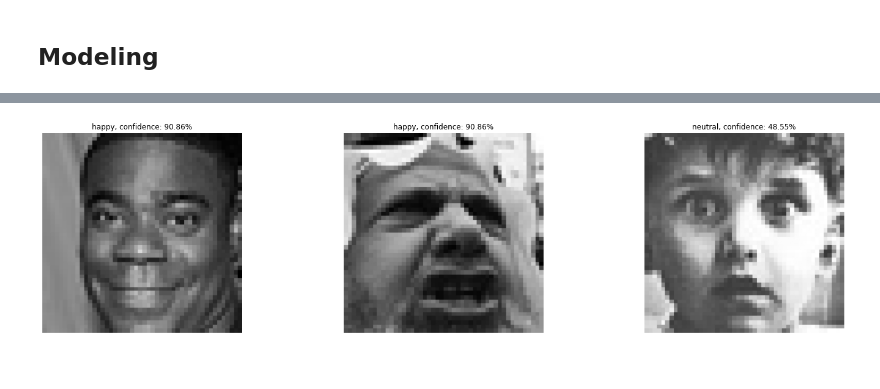
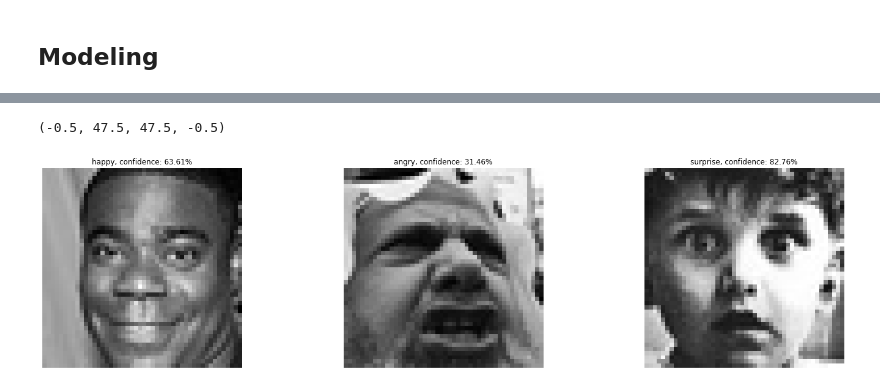
Before and after one commit to Penzragon/Plant-Diseases-Detection, a Jupyter notebook: emotion2_script.ipynb, the cells around one changed output, grey strips where cells are left out. Saved outputs shown, nothing was run; the diff lists cells and outputs as text; code cells hidden in the pictures.

```diff
--- a/emotion2_script.ipynb
+++ b/emotion2_script.ipynb
@@ -116,12 +141,18 @@ plt.show()
 # %%
-img1 = tf.keras.preprocessing.image.load_img('PrivateTest_95094.jpg', target_size=(224, 224))
+img1 = tf.keras.preprocessing.image.load_img('PrivateTest_95094.jpg', target_size=(48, 48))
 img1 = tf.keras.preprocessing.image.img_to_array(img1) / 255.
+img1 = tf.image.rgb_to_grayscale(img1)
 img1_pred = np.expand_dims(img1, axis=0)
+img1_pred = model.predict(img1_pred)
 
-img2 = tf.keras.preprocessing.image.load_img('PrivateTest_731447.jpg', target_size=(224, 224))
+img2 = tf.keras.preprocessing.image.load_img('PrivateTest_731447.jpg', target_size=(48, 48))
 img2 = tf.keras.preprocessing.image.img_to_array(img2) / 255.
-img2_pred = np.expand_dims(img1, axis=0)
+img2 = tf.image.rgb_to_grayscale(img2)
+img2_pred = np.expand_dims(img2, axis=0)
+img2_pred = model.predict(img2_pred)
 
-img3 = tf.keras.preprocessing.image.load_img('PrivateTest_2017514.jpg', target_size=(224, 224))
+img3 = tf.keras.preprocessing.image.load_img('PrivateTest_2017514.jpg', target_size=(48, 48))
 img3 = tf.keras.preprocessing.image.img_to_array(img3) / 255.
+img3 = tf.image.rgb_to_grayscale(img3)
 img3_pred = np.expand_dims(img3, axis=0)
+img3_pred = model.predict(img3_pred)
@@ -131,9 +159,17 @@ predictions = [img1_pred, img2_pred, img3_pred]
-# %%
-plt.figure(figsize=(25, 6))
-for i in range(len(images)):
-    plt.subplot(1, 3, i+1)
-    plt.imshow(images[i])
-    plt.title(f"{class_name[np.argmax(model.predict(predictions[i]))]}, confidence: {(np.max(model.predict(predictions[i])) * 100):.2f}%")
-    plt.axis('off')
-# %% [output]
-[figure, removed]
+# %%
+plt.figure(figsize=(25, 6))
+plt.subplot(1, 3, 1)
+plt.imshow(img1, cmap='gray')
+plt.title(f"{class_name[np.argmax(img1_pred)]}, confidence: {(img1_pred[0][np.argmax(img1_pred)]) * 100:.2f}%")
+plt.axis('off')
+plt.subplot(1, 3, 2)
+plt.imshow(img2, cmap='gray')
+plt.title(f"{class_name[np.argmax(img2_pred)]}, confidence: {(img2_pred[0][np.argmax(img2_pred)]) * 100:.2f}%")
+plt.axis('off')
+plt.subplot(1, 3, 3)
+plt.imshow(img3, cmap='gray')
+plt.title(f"{class_name[np.argmax(img3_pred)]}, confidence: {(img3_pred[0][np.argmax(img3_pred)]) * 100:.2f}%")
+plt.axis('off')
+# %% [output]
+(-0.5, 47.5, 47.5, -0.5)
+[figure, added]
```
Also changed, not shown: parts of 10 cells of this notebook.
